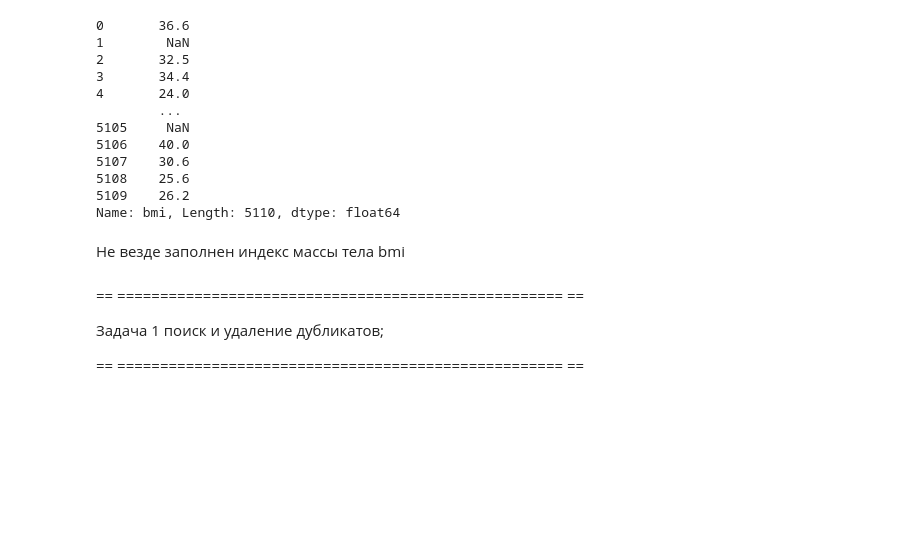
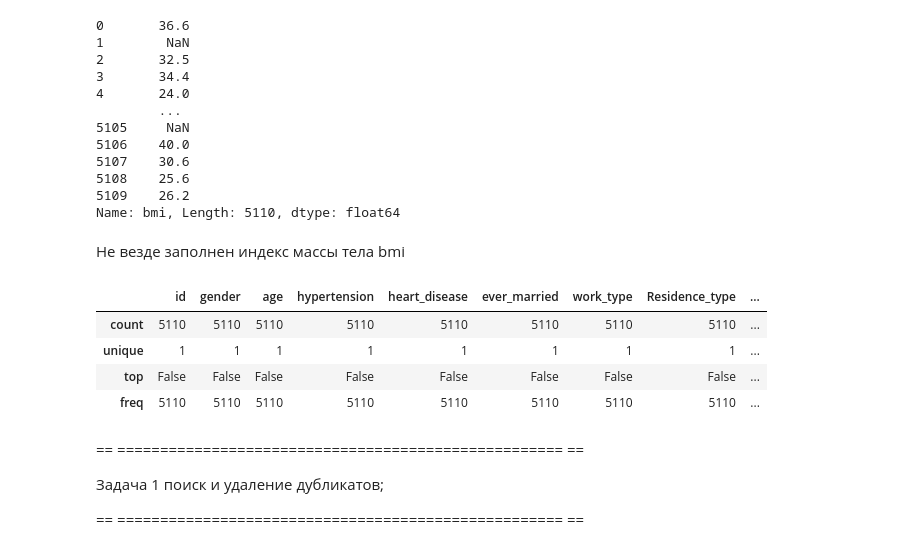
Before and after one commit to KirillSmirnov2/InnopolisStudentPublicRepository, a Jupyter notebook: HW4_SmirnovKK.ipynb, the cells around one changed output. Drawn from its saved outputs; the diff is of its cells as text; code cells hidden in the pictures; blank space fills up the shorter version.

```diff
--- a/HW4_SmirnovKK.ipynb
+++ b/HW4_SmirnovKK.ipynb
@@ -75,6 +75,14 @@ df['bmi']
 Name: bmi, Length: 5110, dtype: float64
 # %% [markdown]
 Не везде заполнен индекс массы тела bmi
+# %%
+df.isnull().describe()
+# %% [output]
+|  | id | gender | age | hypertension | heart_disease | ever_married | work_type | Residence_type | ... |
+| count | 5110 | 5110 | 5110 | 5110 | 5110 | 5110 | 5110 | 5110 | ... |
+| unique | 1 | 1 | 1 | 1 | 1 | 1 | 1 | 1 | ... |
+| top | False | False | False | False | False | False | False | False | ... |
+| freq | 5110 | 5110 | 5110 | 5110 | 5110 | 5110 | 5110 | 5110 | ... |
 # %% [markdown]
 == ==================================================== ==
 
```
Also changed, not shown: parts of 9 cells of this notebook.
